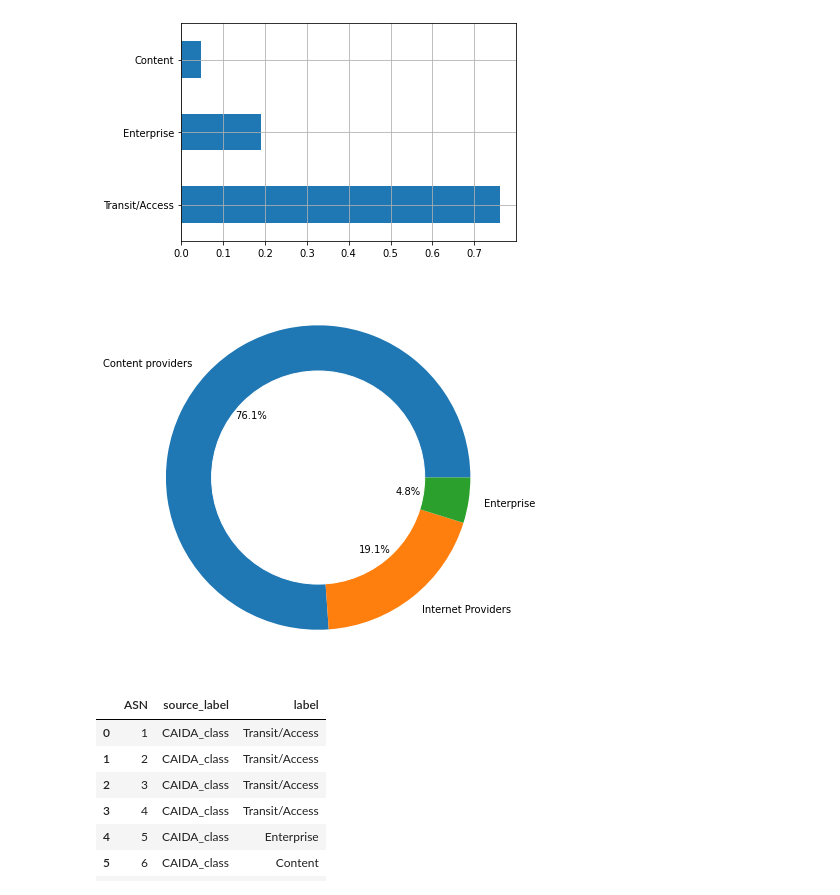
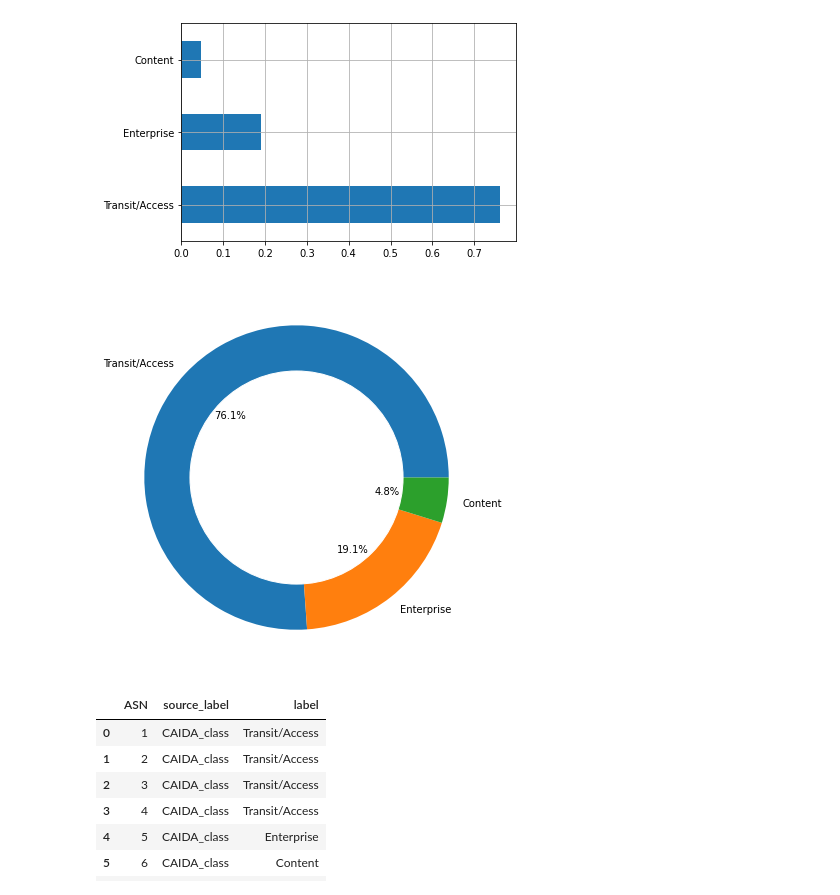
Before and after one commit to Viperine2022/projet_long_GCN_internet, a Jupyter notebook: IMPLANTATION/CAIDA/creation_datasetgraph.ipynb, the cells around one changed output. Cells and saved outputs as stored; diff of their text form; code cells hidden in the pictures.

```diff
--- a/IMPLANTATION/CAIDA/creation_datasetgraph.ipynb
+++ b/IMPLANTATION/CAIDA/creation_datasetgraph.ipynb
@@ -145,13 +145,13 @@ AS_dataset["label"].value_counts(normalize=True).plot(kind='barh', grid=True)
 [figure]
 # %%
 my_circle = plt.Circle( (0,0), 0.7, color='white')
-plt.pie(AS_dataset['label'].value_counts(), labels=['Content providers ', 'Internet Providers', 'Enterprise'],autopct='%1.1f%%')
+plt.pie(AS_dataset['label'].value_counts(), labels=['Transit/Access', 'Enterprise', 'Content'],autopct='%1.1f%%')
 fig = plt.gcf()
 fig.gca().add_artist(my_circle)
 fig.set_size_inches(7,7)
 plt.show()
 # %% [output]
-[figure, old version]
+[figure, new version]
 # %%
 AS_dataset.head(10)
 # %% [output]
```
Also changed, not shown: parts of 25 cells of this notebook, 2 other files.
